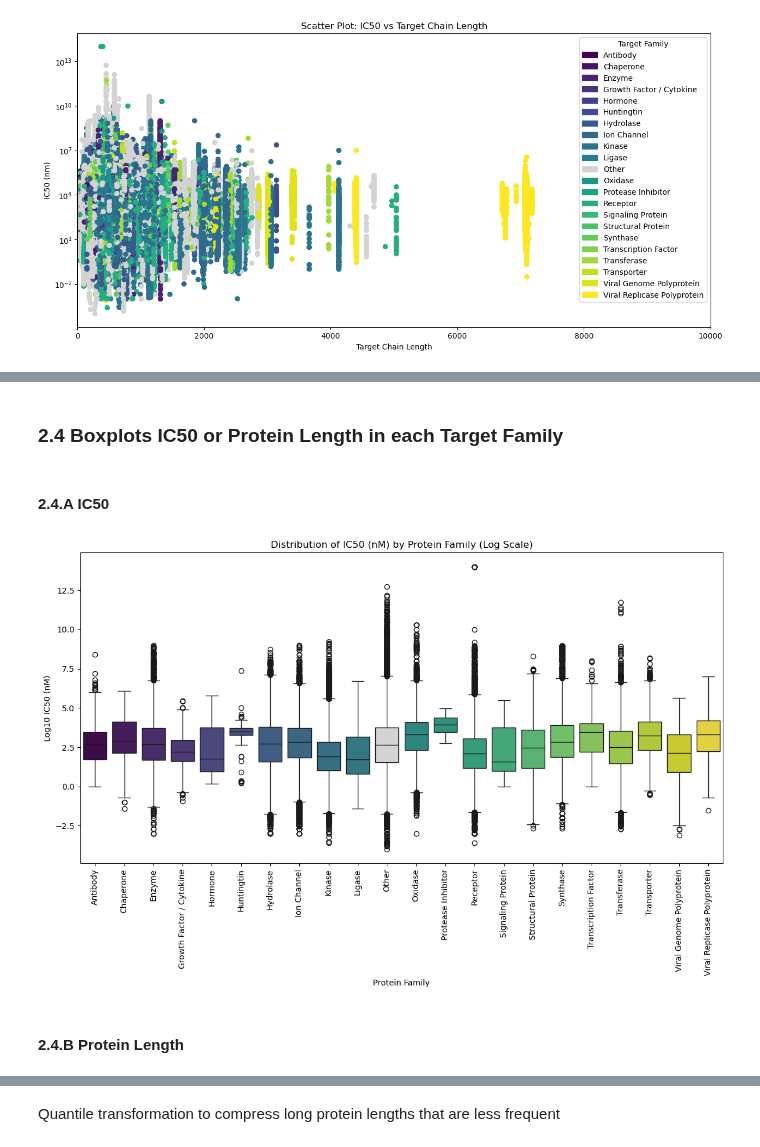
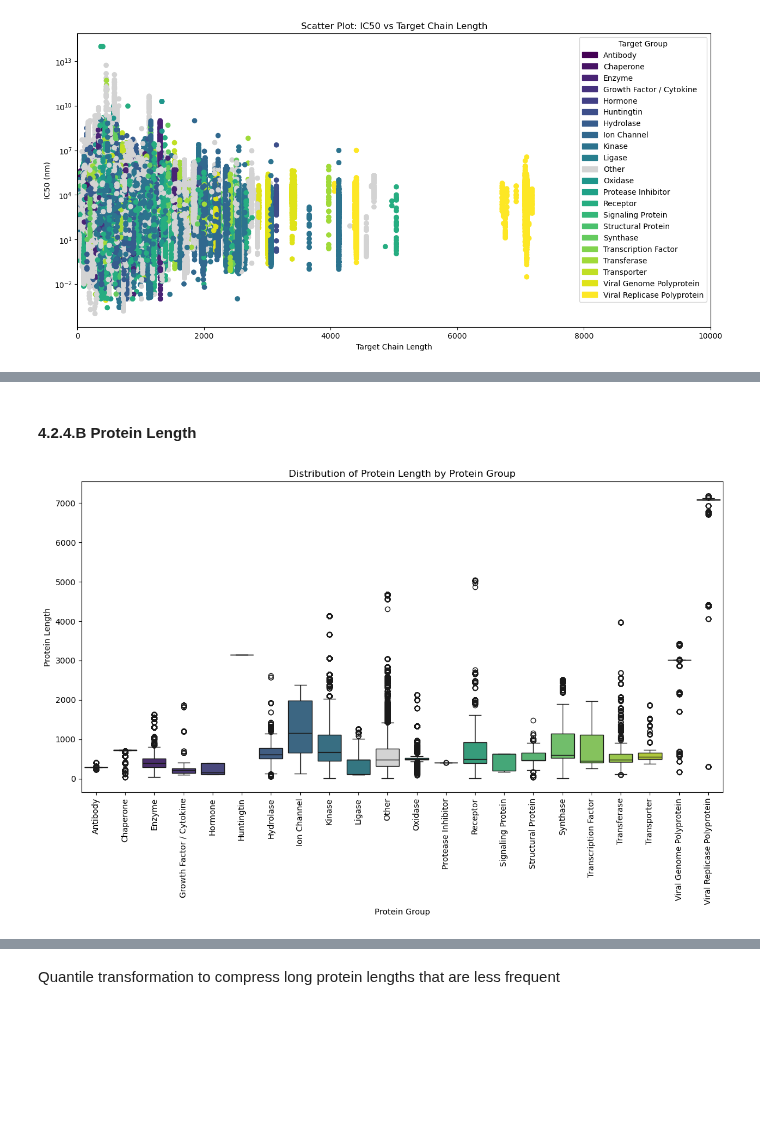
Before and after one commit to epfl-ada/ada-2024-project-abrac-adabra, a Jupyter notebook: data_exploration_alexis.ipynb, the cells around one changed output, grey strips where cells are left out. Drawn from its saved outputs; the diff is of its cells as text; code cells hidden in the pictures; blank space fills up the shorter version.

Commit message:
Cleaning the Protein Grouping code

```diff
--- a/data_exploration_alexis.ipynb
+++ b/data_exploration_alexis.ipynb
@@ -4,6 +4,6 @@ import matplotlib.pyplot as plt
 import seaborn as sns
 import numpy as np
 import re
-mutant_data_path = 'mutants_24_11_10_only_exact_values.csv'
-merged_data_path = 'merged_df_24_11_10_only_exact_values.csv'
+merged_data_path = '../data_nov_10th/merged_df_24_11_10_only_exact_values.csv'
+merged_data_path = '../data/merged_df.csv'
 # %% [markdown]
@@ -36,5 +36,4 @@ The goal is to read the "Target Name" entry of each protein to try to label the
 # %%
-
 # Precompile regular expressions and organize them in a dictionary to improve search efficiency
 categories = {
     "Kinase": re.compile(r'kinase|akt|mapk|cdk|jak|trk|src'),
@@ -62,16 +61,21 @@ categories = {
 
 # Function to categorize based on precompiled regex patterns
 def categorize_targets(name):
+    """
+    Categorizes each protein into a group based on its name
+    :param name (str): target protein name
+    :return: the category the protein has been labeled
+    """
     name = name.lower()
     for category, pattern in categories.items():
         if pattern.search(name):
             return category
     return "Other"
 
-# Apply the function to your dataframe
-df['Protein Family'] = df['Target Name'].apply(categorize_targets)
+# Creating a new column in the dataframe
+df['Protein Group'] = df['Target Name'].apply(categorize_targets)
 
 # Get counts by category
-target_counts = df['Protein Family'].value_counts()
+target_counts = df['Protein Group'].value_counts()
 print(target_counts)
 # %% [output]
@@ -122,15 +126,15 @@ import matplotlib.colors as mcolors
 import matplotlib.patches as mpatches
 
 # Retrieve the target families and then create a custom colormap
-target_families = df['Protein Family'].astype('category').cat.categories
-index_other = target_families.get_loc('Other')
-colors = plt.cm.viridis(np.linspace(0, 1, len(target_families)))
+target_group = df['Protein Group'].astype('category').cat.categories
+index_other = target_group.get_loc('Other')
+colors = plt.cm.viridis(np.linspace(0, 1, len(target_group)))
 colors[index_other] = mcolors.to_rgba('lightgrey')  # Set the color for "Other" to lightgrey
 
 # Create the custom colormap based on the parameters defined above
 custom_cmap = mcolors.ListedColormap(colors)
-color_dict = {family: color for family, color in zip(target_families, colors)}
+color_dict = {group: color for group, color in zip(target_group, colors)}
 
-# Manual legend creation using patches for each target family
-patches = [mpatches.Patch(color=colors[i], label=target_families[i]) for i in range(len(target_families))]
+# Manual legend creation using patches for each target group
+patches = [mpatches.Patch(color=colors[i], label=target_group[i]) for i in range(len(target_group))]
 # %% [markdown]
@@ -186,28 +205,21 @@ df[(df['Protein Family'] == 'Other') & (df['target_chain_length'] > 3000)].sampl
 # %% [markdown]
-### 2.4 Boxplots IC50 or Protein Length in each Target Family
+#### 4.2.4.B Protein Length
-# %% [markdown]
-#### 2.4.A IC50
 # %%
-# Log-transform IC50 values for better scaling
-df['Log_IC50 (nM)'] = np.log10(df['IC50 (nM)'])
-
 plt.figure(figsize=(12, 8))
 
-# Boxplot => Log_transformed IC50
+# Boxplot => Protein Length
 sns.boxplot(
-    data=df, x='Protein Family', y='Log_IC50 (nM)',
-    order=color_dict.keys(), palette=color_dict, hue='Protein Family'
+    data=df, x='Protein Group', y='target_chain_length',
+    order=color_dict.keys(), palette=color_dict, hue='Protein Group'
 )
 
 # Plotting param
 plt.xticks(rotation=90)
-plt.xlabel("Protein Family")
-plt.ylabel("Log10 IC50 (nM)")
-plt.title("Distribution of IC50 (nM) by Protein Family (Log Scale)")
+plt.xlabel("Protein Group")
+plt.ylabel("Protein Length")
+plt.title("Distribution of Protein Length by Protein Group")
 plt.tight_layout()  # Used to avoid label overlap
 
 plt.show()
 # %% [output]
-[figure, old version]
+[figure, new version]
-# %% [markdown]
-#### 2.4.B Protein Length
```
Also changed, not shown: parts of 19 cells of this notebook.
